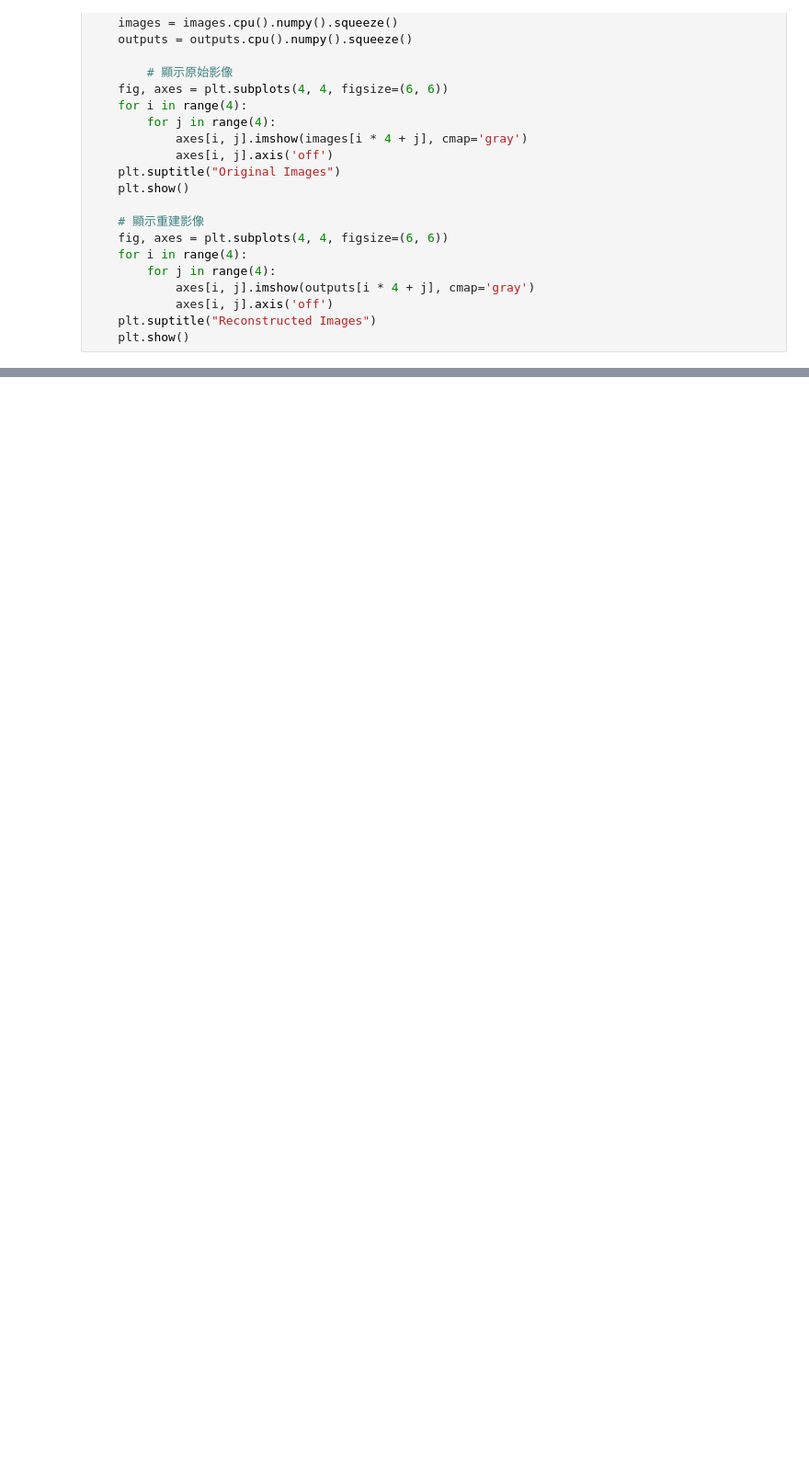
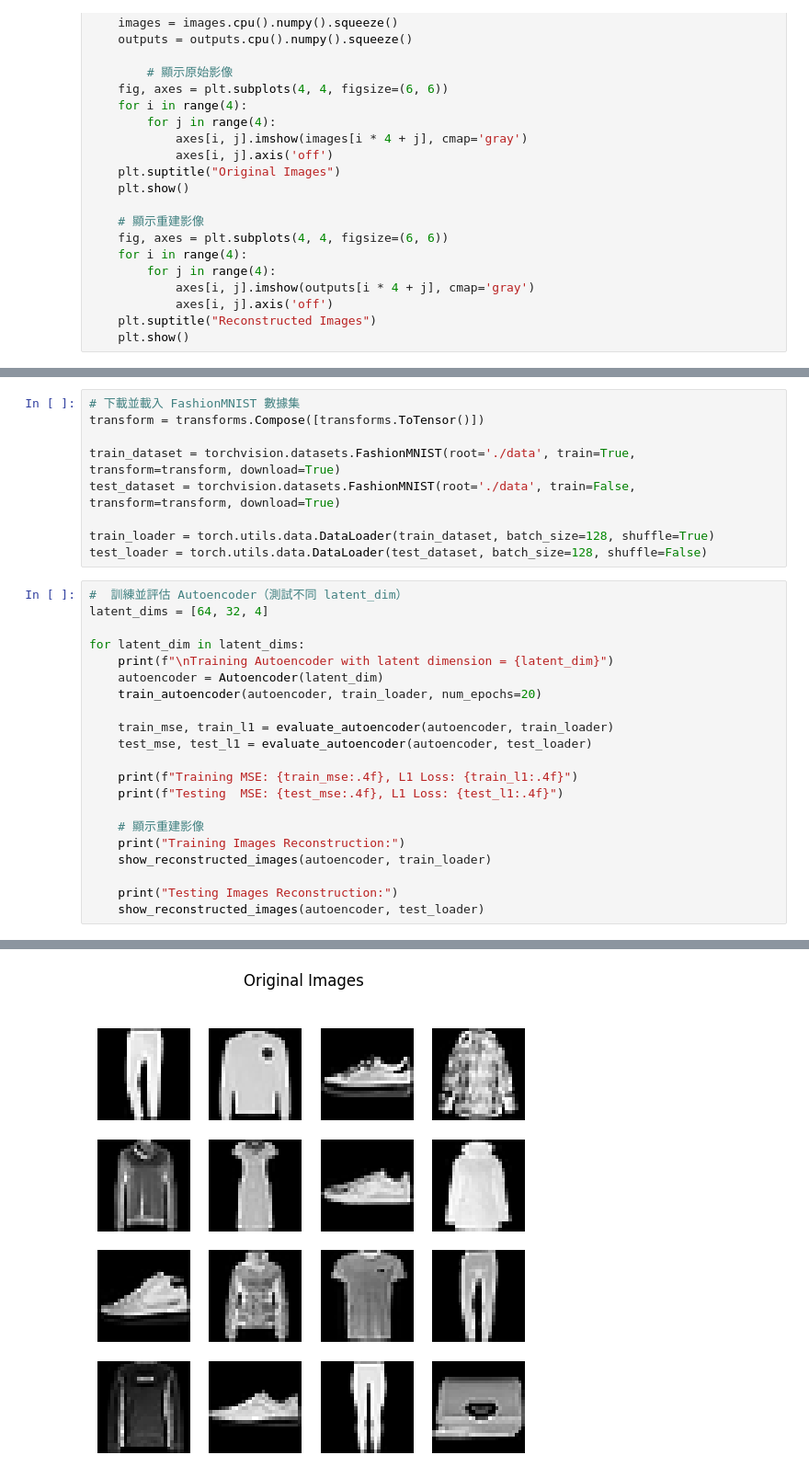
Before and after one commit to haha39/DeepGenerativeModel, a Jupyter notebook: hw1/313833018_HW1.ipynb, the cells around one changed output, grey strips where cells are left out. Shown: that part at 92% size. Drawn from its saved outputs; the diff is of its cells as text; blank space fills up the shorter version.

Commit message:
add fashion mnist datasets

```diff
--- a/hw1/313833018_HW1.ipynb
+++ b/hw1/313833018_HW1.ipynb
@@ -179 +216,32 @@ Testing Images Reconstruction:
 ... (6 outputs left out)
+# %%
+# 下載並載入 FashionMNIST 數據集
+transform = transforms.Compose([transforms.ToTensor()])
+
+train_dataset = torchvision.datasets.FashionMNIST(root='./data', train=True, transform=transform, download=True)
+test_dataset = torchvision.datasets.FashionMNIST(root='./data', train=False, transform=transform, download=True)
+
+train_loader = torch.utils.data.DataLoader(train_dataset, batch_size=128, shuffle=True)
+test_loader = torch.utils.data.DataLoader(test_dataset, batch_size=128, shuffle=False)
+# %%
+#  訓練並評估 Autoencoder（測試不同 latent_dim）
+latent_dims = [64, 32, 4]
+
+for latent_dim in latent_dims:
+    print(f"\nTraining Autoencoder with latent dimension = {latent_dim}")
+    autoencoder = Autoencoder(latent_dim)
+    train_autoencoder(autoencoder, train_loader, num_epochs=20)
+
+    train_mse, train_l1 = evaluate_autoencoder(autoencoder, train_loader)
+    test_mse, test_l1 = evaluate_autoencoder(autoencoder, test_loader)
+
+    print(f"Training MSE: {train_mse:.4f}, L1 Loss: {train_l1:.4f}")
+    print(f"Testing  MSE: {test_mse:.4f}, L1 Loss: {test_l1:.4f}")
+
+    # 顯示重建影像
+    print("Training Images Reconstruction:")
+    show_reconstructed_images(autoencoder, train_loader)
+
+    print("Testing Images Reconstruction:")
+    show_reconstructed_images(autoencoder, test_loader)
+# %% [output]
@@ -179,0 +265 @@ Testing Images Reconstruction:
+[figure, added]
```
Also changed, not shown: parts of 6 cells of this notebook.
